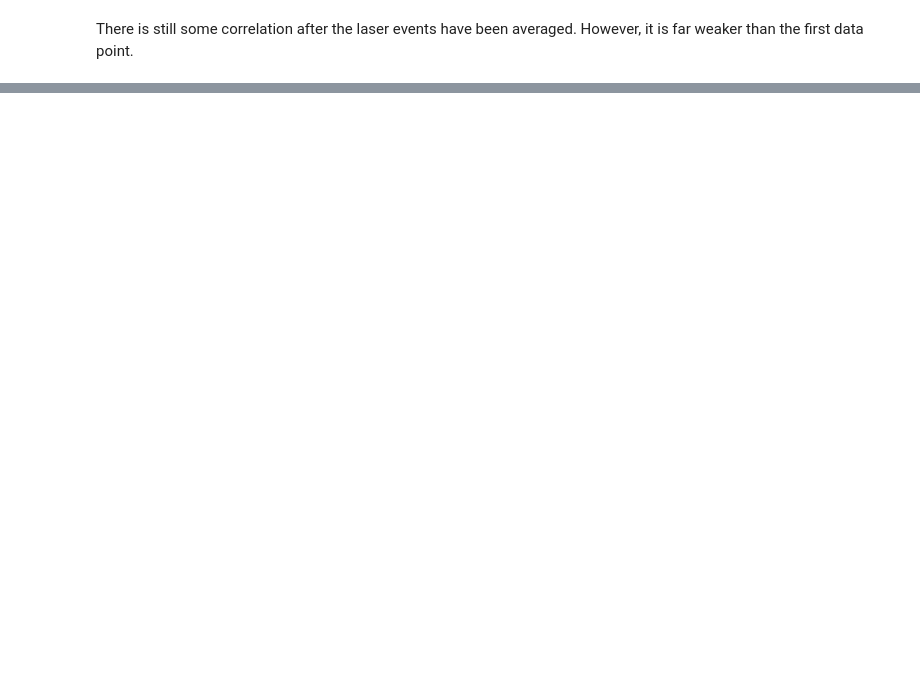
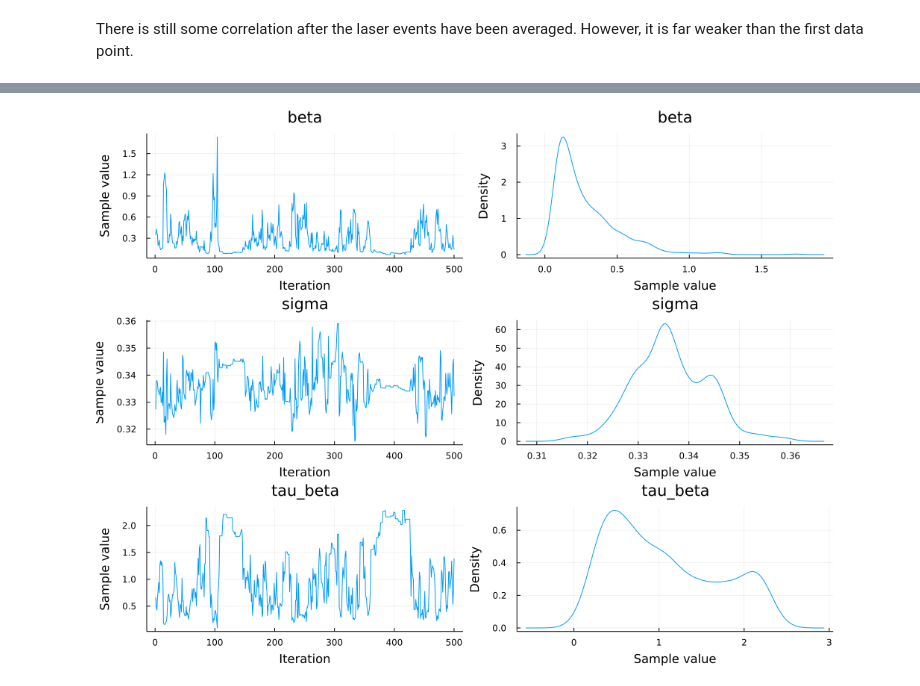
Before and after one commit to alexelwood14/O2-LFP-modelling, a Jupyter notebook: src/notebooks/laser-stim-feature.ipynb, the cells around one changed output, grey strips where cells are left out. Drawn from its saved outputs; the diff is of its cells as text; code cells hidden in the pictures; blank space fills up the shorter version.

```diff
--- a/src/notebooks/laser-stim-feature.ipynb
+++ b/src/notebooks/laser-stim-feature.ipynb
@@ -245,0 +261,14 @@ ylabel!("Correlation Coefficient")
+# %%
+laser_flag = 1
+o2_start = findall(x->x==o2["laser"][laser_flag], o2["timestamps"])[1]
+lfp_start = findall(x->x==lfp["laser"]["on"][laser_flag], lfp["timestamps"])[1]
+increment = 1000
+
+lfp_channels_mean = zeros(increment+1)
+for i in 1:4
+    lfp_channels_mean += standardize(ZScoreTransform, lfp_envelopes[i][lfp_start:lfp_start+increment])
+end
+lfp_channels_mean ./= 4
+
+o2_subset = banded_o2[o2_start:o2_start+increment]
+lfp_subset = lfp_channels_mean
@@ -245,0 +442,3 @@ ylabel!("Correlation Coefficient")
+# %%
+model = AR_no_multi_colin(o2_subset, lfp_subset)
+chain = sample(model, NUTS(0.65), 1000)
@@ -245,0 +466,4 @@ ylabel!("Correlation Coefficient")
+# %%
+plot(chain)
+# %% [output]
+[figure, added]
```
Also changed, not shown: parts of 24 cells of this notebook, 8 other files.
